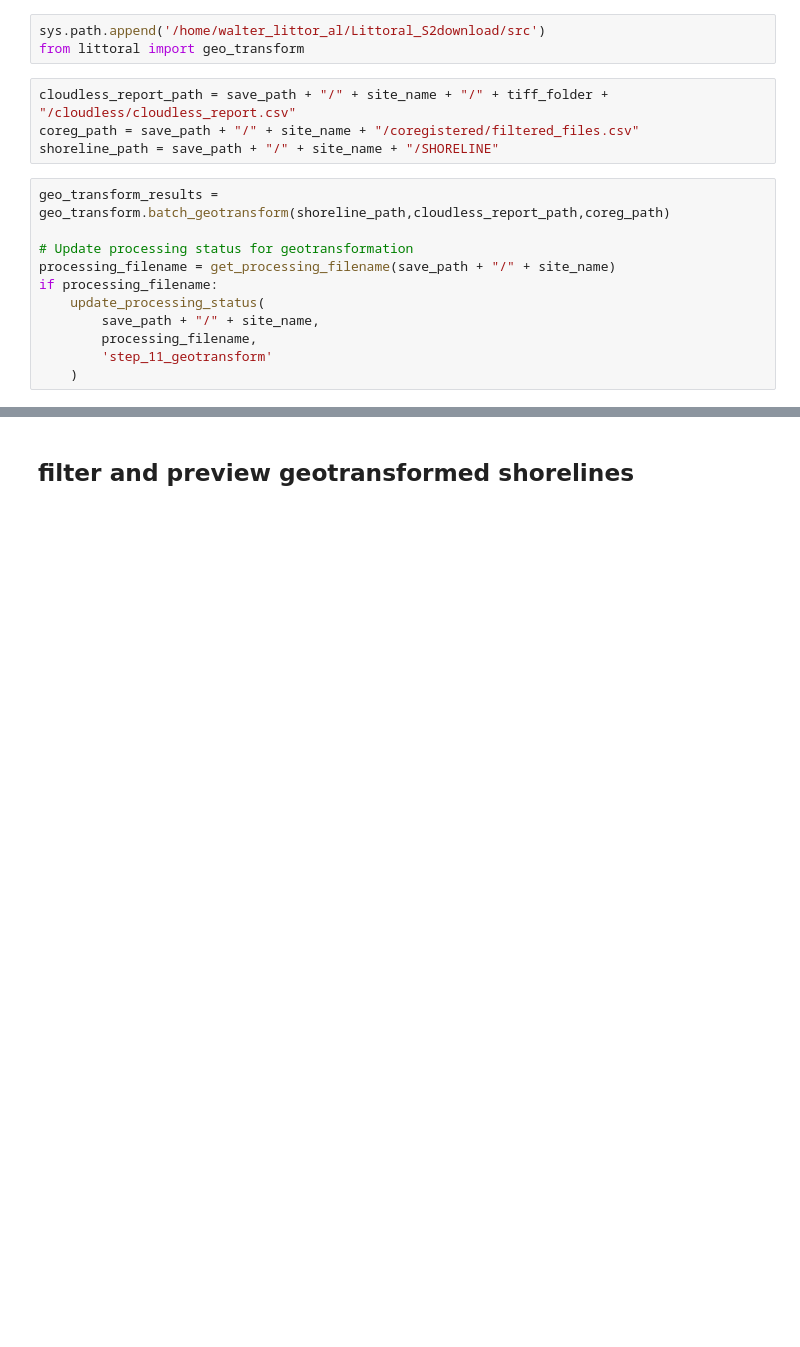
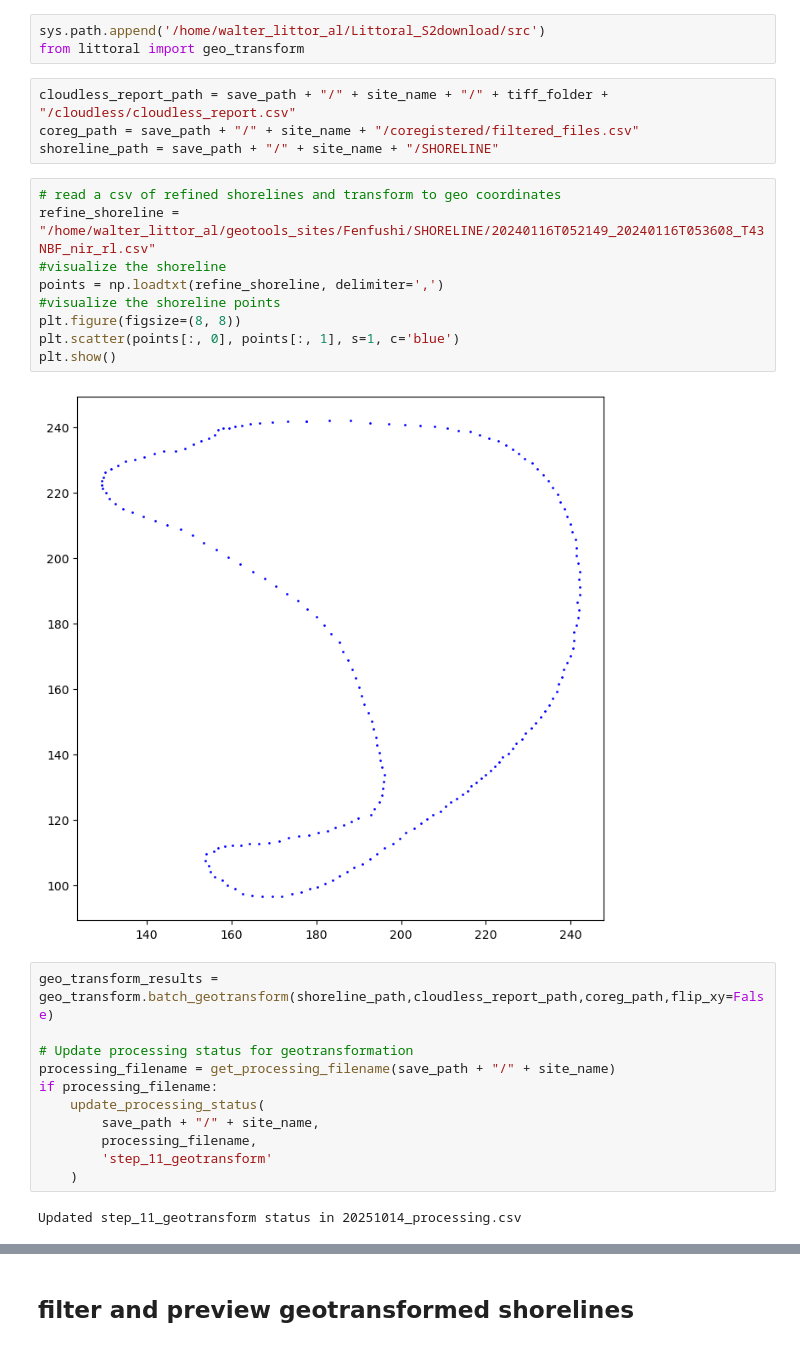
Before and after one commit to Wzesk/Littoral_S2download, a Jupyter notebook: littoral_pipeline.ipynb, the cells around one changed output, grey strips where cells are left out. Saved outputs shown, nothing was run; the diff lists cells and outputs as text; blank space fills up the shorter version.

Commit message:
fixed geotransform problem

```diff
--- a/littoral_pipeline.ipynb
+++ b/littoral_pipeline.ipynb
@@ -512,8 +506,19 @@ from littoral import geo_transform
 cloudless_report_path = save_path + "/" + site_name + "/" + tiff_folder + "/cloudless/cloudless_report.csv"
 coreg_path = save_path + "/" + site_name + "/coregistered/filtered_files.csv"
 shoreline_path = save_path + "/" + site_name + "/SHORELINE"
+# %%
+# read a csv of refined shorelines and transform to geo coordinates
+refine_shoreline = "/home/walter_littor_al/geotools_sites/Fenfushi/SHORELINE/20240116T052149_20240116T053608_T43NBF_nir_rl.csv"
+#visualize the shoreline
+points = np.loadtxt(refine_shoreline, delimiter=',')
+#visualize the shoreline points
+plt.figure(figsize=(8, 8))
+plt.scatter(points[:, 0], points[:, 1], s=1, c='blue')
+plt.show()
+# %% [output]
+[figure, added]
 # %%
-geo_transform_results = geo_transform.batch_geotransform(shoreline_path,cloudless_report_path,coreg_path)
+geo_transform_results = geo_transform.batch_geotransform(shoreline_path,cloudless_report_path,coreg_path,flip_xy=False)
 
 # Update processing status for geotransformation
 processing_filename = get_processing_filename(save_path + "/" + site_name)
@@ -523,3 +528,5 @@ if processing_filename:
         processing_filename,
         'step_11_geotransform'
     )
+# %% [output]
+Updated step_11_geotransform status in 20251014_processing.csv
```
Also changed, not shown: parts of 20 cells of this notebook, 1 other file.
